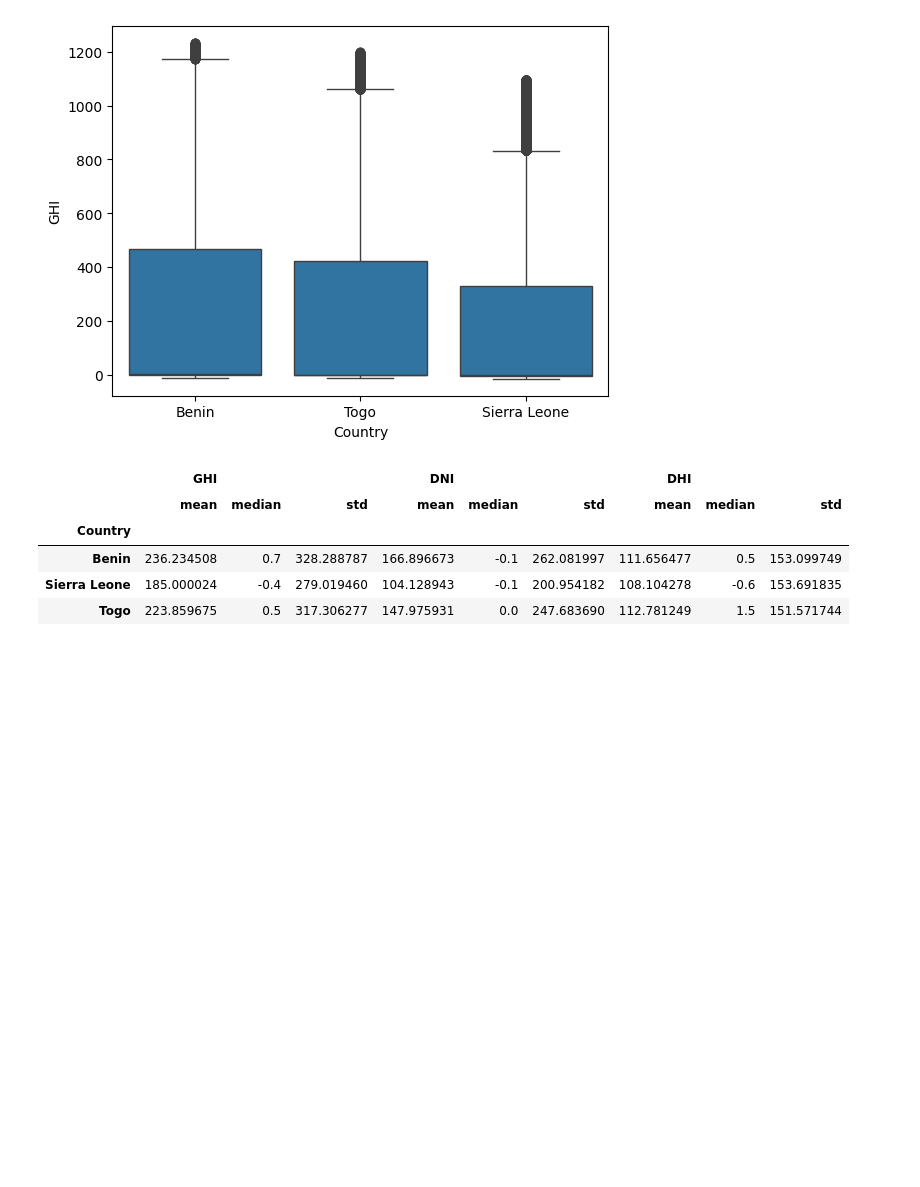
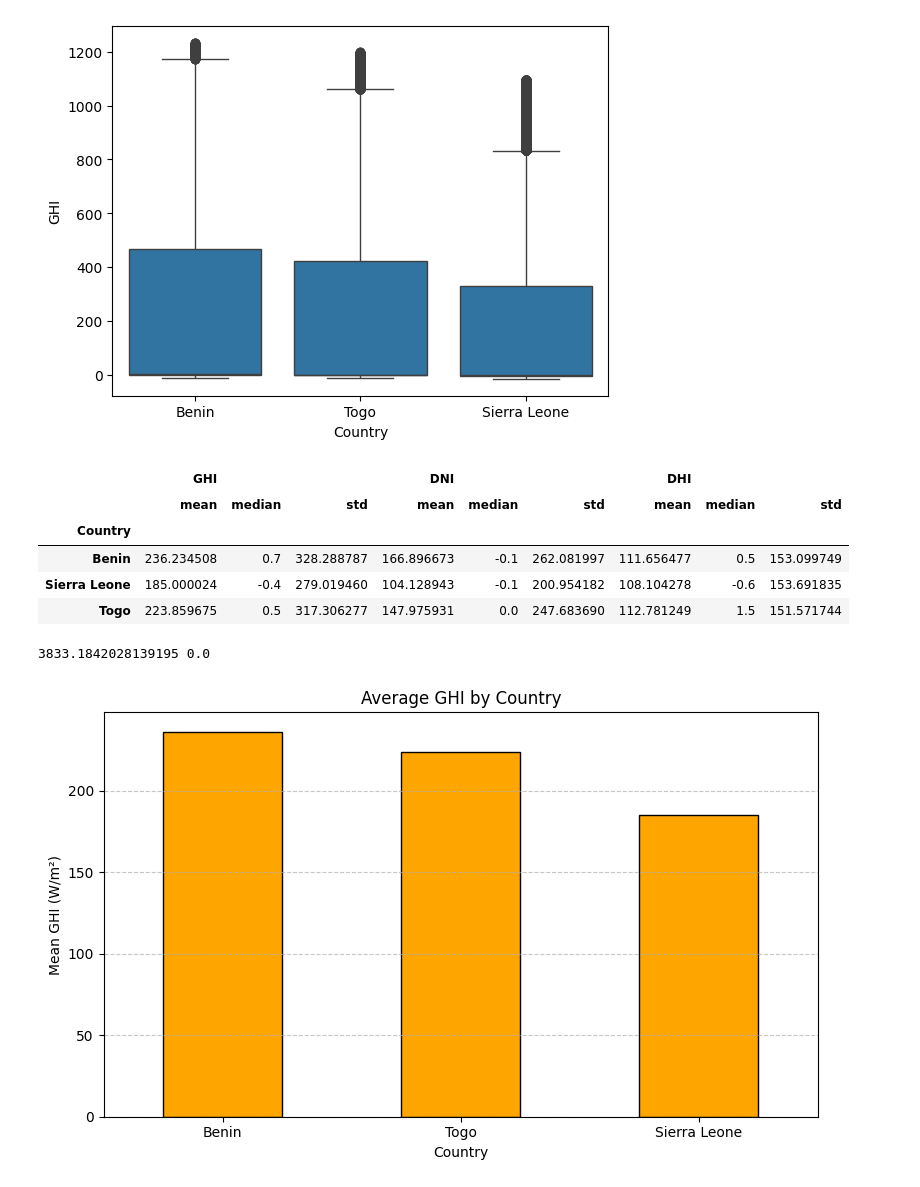
Before and after one commit to Sari-Amin/Solar-challenge-week1, a Jupyter notebook: notebooks/compare_countries.ipynb, the cells around one changed output. Cells and saved outputs as stored; diff of their text form; code cells hidden in the pictures; blank space fills up the shorter version.

Commit message:
Compare countries: perform one-way analysis of variance

```diff
--- a/notebooks/compare_countries.ipynb
+++ b/notebooks/compare_countries.ipynb
@@ -42,3 +42,31 @@ summary
 | Benin | 236.234508 | 0.7 | 328.288787 | 166.896673 | -0.1 | 262.081997 | 111.656477 | 0.5 | 153.099749 |
 | Sierra Leone | 185.000024 | -0.4 | 279.019460 | 104.128943 | -0.1 | 200.954182 | 108.104278 | -0.6 | 153.691835 |
 | Togo | 223.859675 | 0.5 | 317.306277 | 147.975931 | 0.0 | 247.683690 | 112.781249 | 1.5 | 151.571744 |
+# %%
+#one-way ANOVA(analysis of variance)
+from scipy.stats import f_oneway
+
+benin_ghi = benin["GHI"]
+togo_ghi = togo["GHI"]
+sierra_ghi = sierra["GHI"]
+
+f_stat, p_value = f_oneway(benin_ghi, togo_ghi, sierra_ghi)
+
+print(f_stat, p_value)
+#The differences in GHI across Benin, Togo, and Sierra Leone are statistically significant, not due to chance
+# %% [output]
+3833.1842028139195 0.0
+# %%
+
+ghi_means = df.groupby("Country")["GHI"].mean().sort_values(ascending=False)
+
+plt.figure(figsize=(8, 5))
+ghi_means.plot(kind="bar", color="orange", edgecolor="black")
+plt.title("Average GHI by Country")
+plt.ylabel("Mean GHI (W/m²)")
+plt.xticks(rotation=0)
+plt.grid(axis='y', linestyle='--', alpha=0.7)
+plt.tight_layout()
+plt.show()
+# %% [output]
+[figure, added]
```
Also changed, not shown: parts of 1 cell of this notebook.
